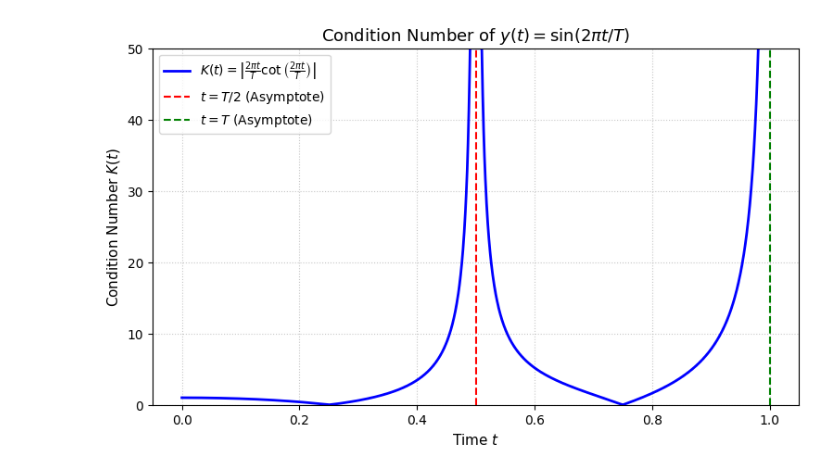
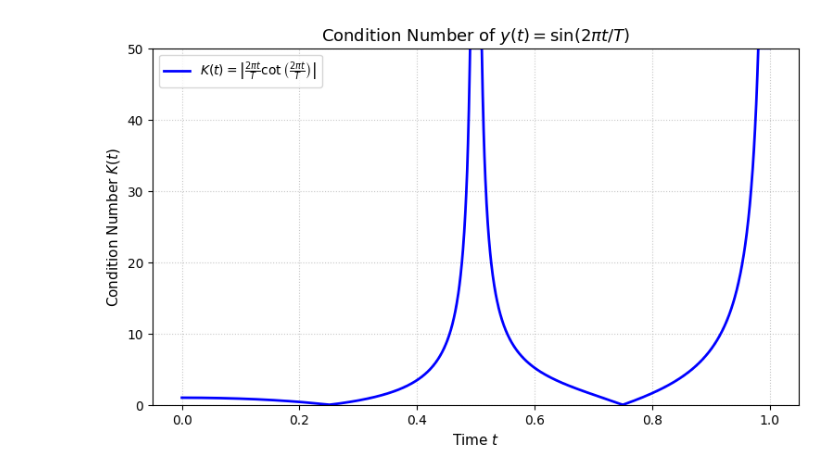
Before and after one commit to Stealthinator-debug/eso208, a Jupyter notebook: ass1_3b.ipynb, the cells around one changed output. Saved outputs shown, nothing was run; the diff lists cells and outputs as text; code cells hidden in the pictures.

Commit message:
refined plot

```diff
--- a/ass1_3b.ipynb
+++ b/ass1_3b.ipynb
@@ -1,34 +1,30 @@
 # %%
 import numpy as np
 import matplotlib.pyplot as plt
 
 T = 1.0
 t = np.linspace(0, T, 2000)
 
 y = np.sin(2 * np.pi * t / T)
 dy_dt = (2 * np.pi / T) * np.cos(2 * np.pi * t / T)
 
 with np.errstate(divide='ignore', invalid='ignore'):
     K = np.abs((t * dy_dt) / y)
     K[0] = 1.0
 
 
 K_plot = np.clip(K, 0, 50)
 
 
 plt.figure(figsize=(9, 5))
 plt.plot(t, K_plot, 'b-', linewidth=2, label=r'$K(t) = \left|\frac{2\pi t}{T} \cot\left(\frac{2\pi t}{T}\right)\right|$')
 
-
-plt.axvline(x=T/2, color='red', linestyle='--', label=r'$t = T/2$ (Asymptote)')
-plt.axvline(x=T, color='green', linestyle='--', label=r'$t = T$ (Asymptote)')
-
 plt.title(r'Condition Number of $y(t) = \sin(2\pi t / T)$', fontsize=13)
 plt.xlabel(r'Time $t$', fontsize=11)
 plt.ylabel(r'Condition Number $K(t)$', fontsize=11)
 plt.ylim(0, 50)
 plt.grid(True, linestyle=':', alpha=0.7)
 plt.legend(fontsize=10)
 plt.show()
 # %% [output]
-[figure, old version]
+[figure, new version]
```
